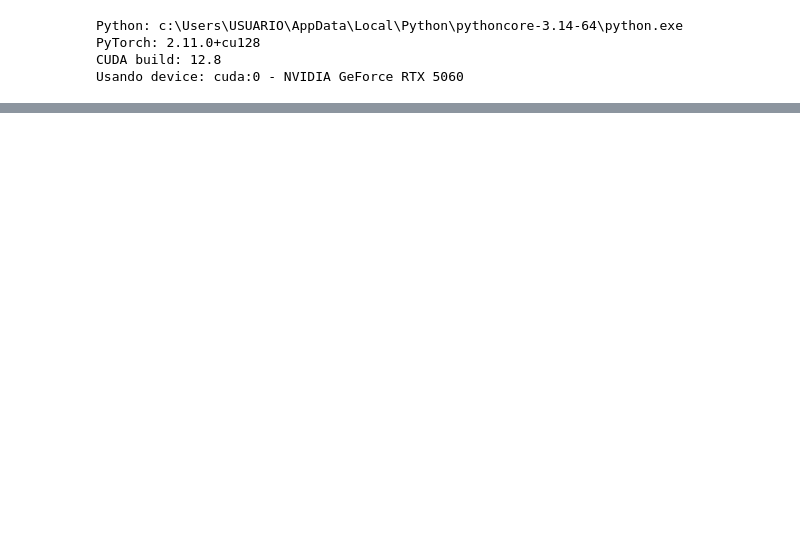
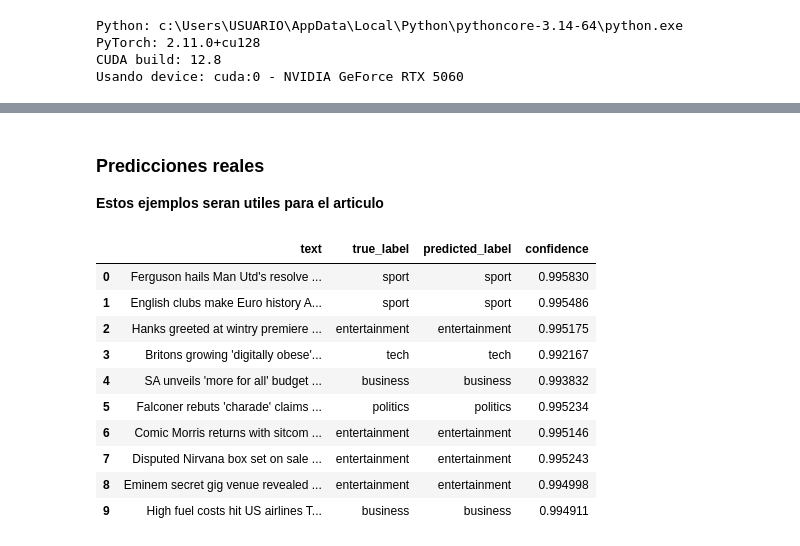
Before and after one commit to Mariagato/DL-TRANSFORMERS, a Jupyter notebook: NewsClassifier.ipynb, the cells around one changed output, grey strips where cells are left out. Drawn from its saved outputs; the diff is of its cells as text; code cells hidden in the pictures; blank space fills up the shorter version.

```diff
--- a/NewsClassifier.ipynb
+++ b/NewsClassifier.ipynb
@@ -314,0 +910,56 @@ print('labels:', batch['labels'])
+# %% [markdown]
+### Predicciones reales
+
+**Estos ejemplos seran utiles para el articulo**
+# %%
+def predict_texts(texts, model, tokenizer, max_length=MAX_LENGTH):
+    model.eval()
+    encoded = tokenizer(
+        list(texts),
+        truncation=True,
+        padding=True,
+        max_length=max_length,
+        return_tensors='pt',
+    )
+    encoded = {key: value.to(device) for key, value in encoded.items()}
+
+    with torch.no_grad():
+        outputs = model(**encoded)
+        probabilities = torch.softmax(outputs.logits, dim=1)
+        predicted_ids = torch.argmax(probabilities, dim=1).cpu().numpy()
+
+    rows = []
+    for text, pred_id, probs in zip(texts, predicted_ids, probabilities.cpu().numpy()):
+        rows.append({
+            'text': text,
+            'predicted_label': id2label[int(pred_id)],
+            'confidence': float(probs[int(pred_id)]),
+        })
+
+    return pd.DataFrame(rows)
+
+sample_predictions_df = predict_texts(
+    test_df['text'].head(10).tolist(),
+    model,
+    tokenizer,
+    max_length=MAX_LENGTH,
+)
+sample_predictions_df.insert(
+    1,
+    'true_label',
+    test_df['label'].head(10).map(id2label).to_list(),
+)
+
+sample_predictions_df
+# %% [output]
+|  | text | true_label | predicted_label | confidence |
+| 0 | Ferguson hails Man Utd's resolve ... | sport | sport | 0.995830 |
+| 1 | English clubs make Euro history A... | sport | sport | 0.995486 |
+| 2 | Hanks greeted at wintry premiere ... | entertainment | entertainment | 0.995175 |
+| 3 | Britons growing 'digitally obese'... | tech | tech | 0.992167 |
+| 4 | SA unveils 'more for all' budget ... | business | business | 0.993832 |
+| 5 | Falconer rebuts 'charade' claims ... | politics | politics | 0.995234 |
+| 6 | Comic Morris returns with sitcom ... | entertainment | entertainment | 0.995146 |
+| 7 | Disputed Nirvana box set on sale ... | entertainment | entertainment | 0.995243 |
+| 8 | Eminem secret gig venue revealed ... | entertainment | entertainment | 0.994998 |
+| 9 | High fuel costs hit US airlines T... | business | business | 0.994911 |
```
Also changed, not shown: parts of 39 cells of this notebook.
